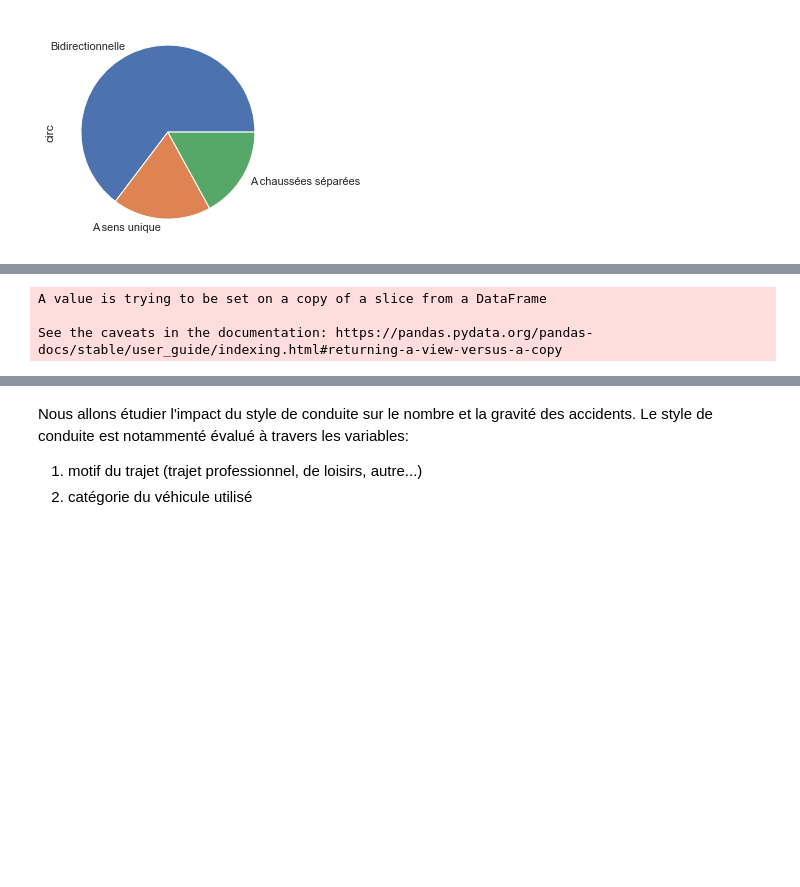
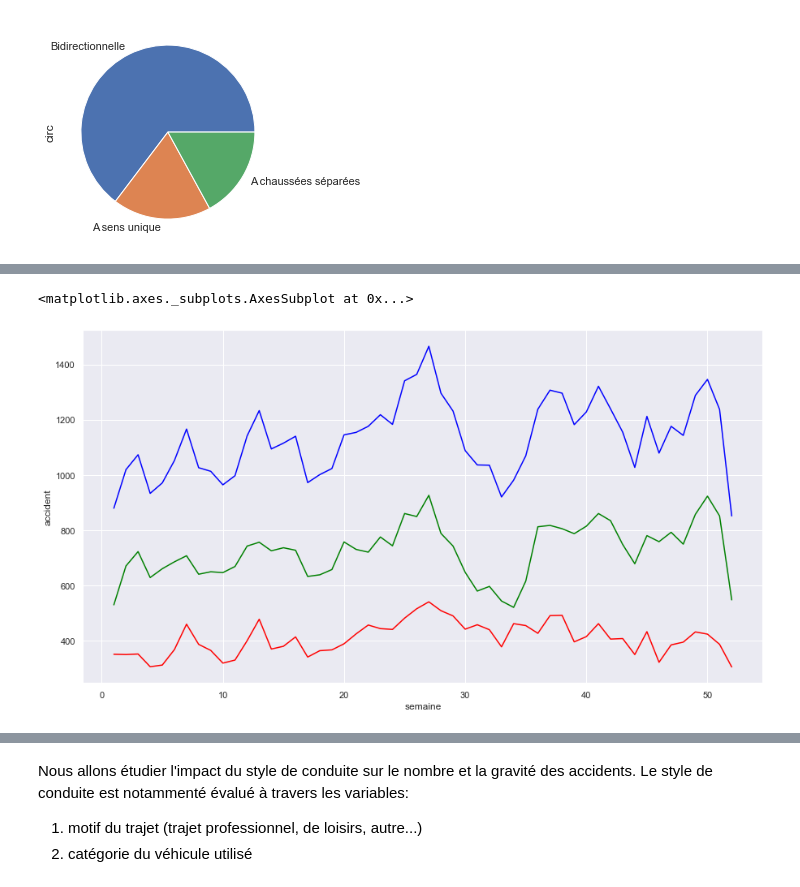
Before and after one commit to Clotilde-23/Accidents-corporels, a Jupyter notebook: Statistiques_descriptives.ipynb, the cells around one changed output, grey strips where cells are left out. Cells and saved outputs as stored; diff of their text form; code cells hidden in the pictures; blank space fills up the shorter version.

```diff
--- a/Statistiques_descriptives.ipynb
+++ b/Statistiques_descriptives.ipynb
@@ -107,10 +100,16 @@ Le grand pic correspond au 20 décembre.
 # %%
 df_accidents = df_accidents.assign(semaine=0)
 for i in range (df_accidents.shape[0]) :
     df_accidents["semaine"][i] = (df_accidents["date"][i]).isocalendar()[1]
+
 df_semaine = df_accidents.groupby('semaine').agg({"accident" : 'sum'}).reset_index()
-#sns.lineplot(x='semaine', y = 'accident', data = df_semaine, color = 'blue')
+df_semaine_grav1 = df_accidents[df_accidents.gravite==1].groupby('semaine').agg({"accident" : 'sum'}).reset_index()
+df_semaine_grav2 = df_accidents[df_accidents.gravite==2].groupby('semaine').agg({"accident" : 'sum'}).reset_index()
+
+sns.set(rc = {'figure.figsize':(15,8)})
+sns.lineplot(x='semaine', y = 'accident', data = df_semaine, color = 'blue')
+sns.lineplot(x='semaine', y = 'accident', data = df_semaine_grav1, color = 'green')
+sns.lineplot(x='semaine', y = 'accident', data = df_semaine_grav2, color = 'red')
 # %% [output]
-A value is trying to be set on a copy of a slice from a DataFrame
-
-See the caveats in the documentation: https://pandas.pydata.org/pandas-docs/stable/user_guide/indexing.html#returning-a-view-versus-a-copy
+<matplotlib.axes._subplots.AxesSubplot at 0x...>
+[figure, added]
```
Also changed, not shown: parts of 35 cells of this notebook, 1 other file.
